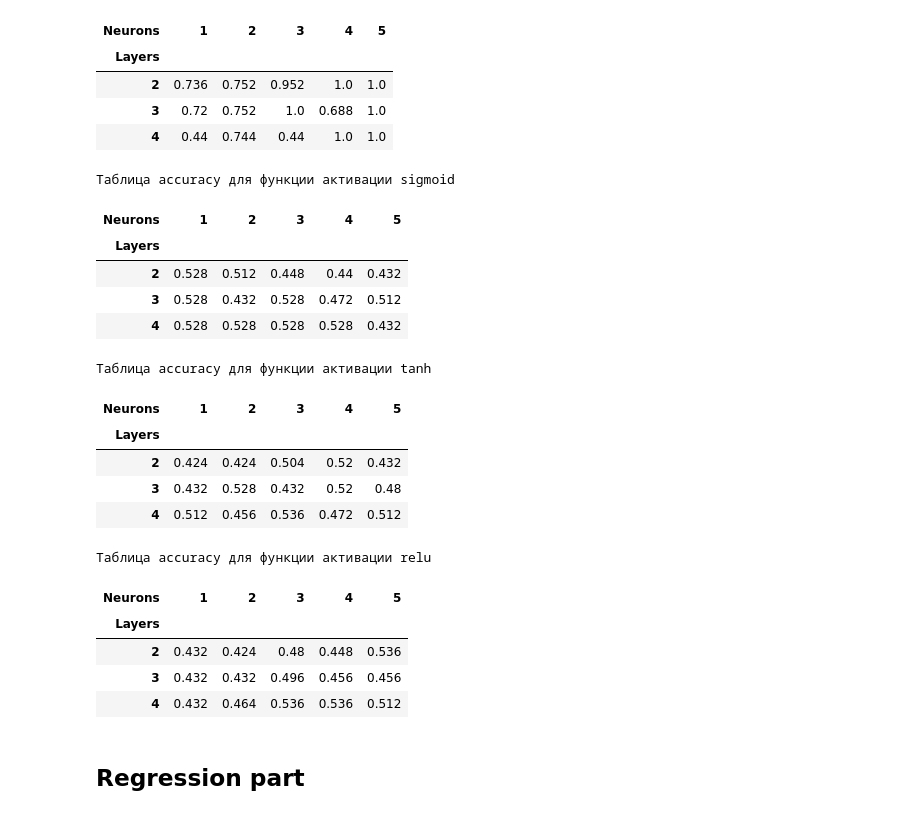
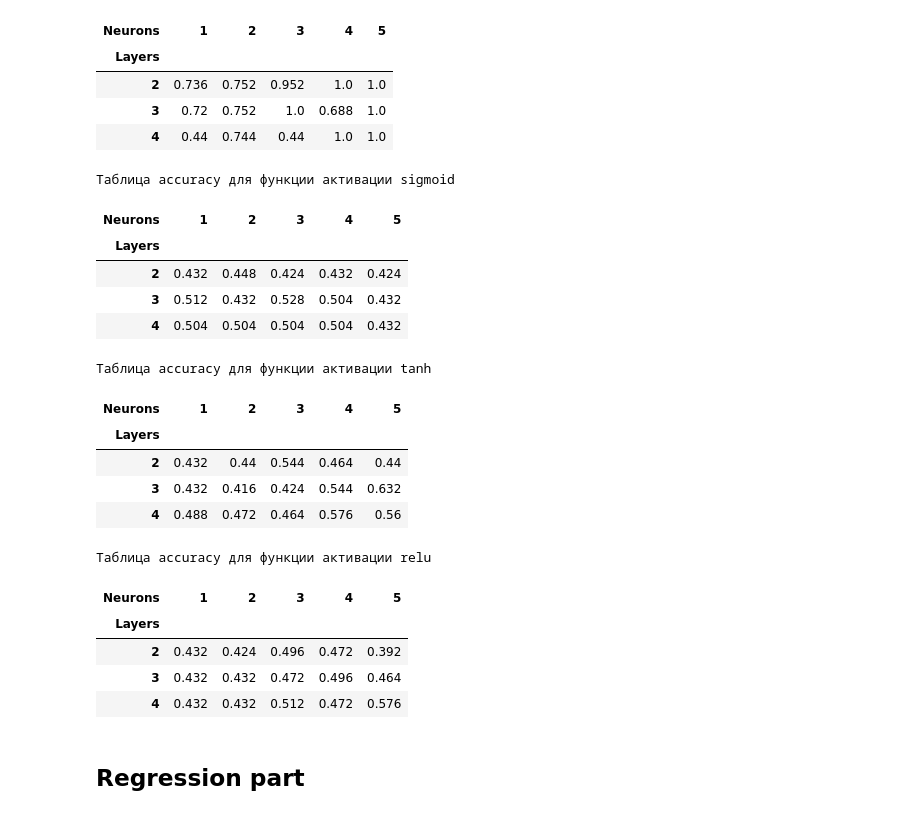
Before and after one commit to F1ameX/Modern-Methods-of-Deep-Machine-Learning, a Jupyter notebook: 3_multilayer_perceptron/3_multilayer_perceptron.ipynb, the cells around one changed output. Saved outputs shown, nothing was run; the diff lists cells and outputs as text; code cells hidden in the pictures.

Commit message:
reduced level of noise in spiral distribtuion

```diff
--- a/3_multilayer_perceptron/3_multilayer_perceptron.ipynb
+++ b/3_multilayer_perceptron/3_multilayer_perceptron.ipynb
@@ -500,7 +500,7 @@ for activation in ['sigmoid', 'tanh', 'relu']:
 | 3 | 0.72 | 0.752 | 1.0 | 0.688 | 1.0 |
 | 4 | 0.44 | 0.744 | 0.44 | 1.0 | 1.0 |
 # %%
-X, y = make_spiral(n_samples = 500, sweep = 0.25, turns = 3.5, noise = 0.2, radius = 0.05)
+X, y = make_spiral(n_samples = 500, sweep = 0.25, turns = 3.5, noise = 0.1, radius = 0.05)
 train_idx, test_idx = split_data(X, y, ratio = 0.25, random_state = 52)
 X_train, y_train = X[train_idx], y[train_idx]
 X_test, y_test = X[test_idx], y[test_idx]
@@ -515,45 +515,45 @@ for activation in ['sigmoid', 'tanh', 'relu']:
                               index = list(range(2, 5)))
 
     stat_table.index.name = "Layers"
     stat_table.columns.name = "Neurons"
 
     for layers in range(2, 5):
         for neurons in range(1, 6):
             model = MultiLayerPerceptron(activation = activation,
                                          layers = layers,
                                          neurons = neurons,
                                          task = 'classification')
             model.fit(X_train, y_train,
                       learning_rate = 0.01,
                       n_epochs = 500,
                       batch_size = 25,
                       random_state = 52)
 
             accuracy = round((model.predict(X_test) == y_test).float().mean().item(), 3)
             stat_table.loc[layers, neurons] = accuracy
 
     print(f"Таблица accuracy для функции активации {activation}")
     display(stat_table)
     print('\n\n')
 # %% [output]
 Таблица accuracy для функции активации sigmoid
 | Neurons | 1 | 2 | 3 | 4 | 5 |
 | Layers |  |  |  |  |  |
-| 2 | 0.528 | 0.512 | 0.448 | 0.44 | 0.432 |
-| 3 | 0.528 | 0.432 | 0.528 | 0.472 | 0.512 |
-| 4 | 0.528 | 0.528 | 0.528 | 0.528 | 0.432 |
+| 2 | 0.432 | 0.448 | 0.424 | 0.432 | 0.424 |
+| 3 | 0.512 | 0.432 | 0.528 | 0.504 | 0.432 |
+| 4 | 0.504 | 0.504 | 0.504 | 0.504 | 0.432 |
 Таблица accuracy для функции активации tanh
 | Neurons | 1 | 2 | 3 | 4 | 5 |
 | Layers |  |  |  |  |  |
-| 2 | 0.424 | 0.424 | 0.504 | 0.52 | 0.432 |
-| 3 | 0.432 | 0.528 | 0.432 | 0.52 | 0.48 |
-| 4 | 0.512 | 0.456 | 0.536 | 0.472 | 0.512 |
+| 2 | 0.432 | 0.44 | 0.544 | 0.464 | 0.44 |
+| 3 | 0.432 | 0.416 | 0.424 | 0.544 | 0.632 |
+| 4 | 0.488 | 0.472 | 0.464 | 0.576 | 0.56 |
 Таблица accuracy для функции активации relu
 | Neurons | 1 | 2 | 3 | 4 | 5 |
 | Layers |  |  |  |  |  |
-| 2 | 0.432 | 0.424 | 0.48 | 0.448 | 0.536 |
-| 3 | 0.432 | 0.432 | 0.496 | 0.456 | 0.456 |
-| 4 | 0.432 | 0.464 | 0.536 | 0.536 | 0.512 |
+| 2 | 0.432 | 0.424 | 0.496 | 0.472 | 0.392 |
+| 3 | 0.432 | 0.432 | 0.472 | 0.496 | 0.464 |
+| 4 | 0.432 | 0.432 | 0.512 | 0.472 | 0.576 |
 # %% [markdown]
 ## Regression part
 # %%
```
Also changed, not shown: parts of 1 cell of this notebook.
